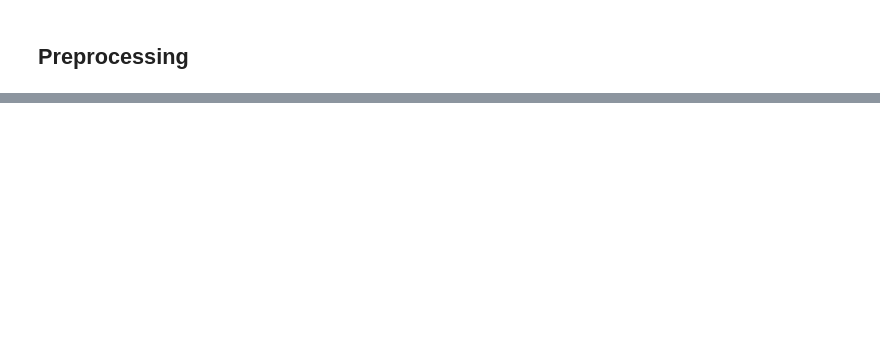
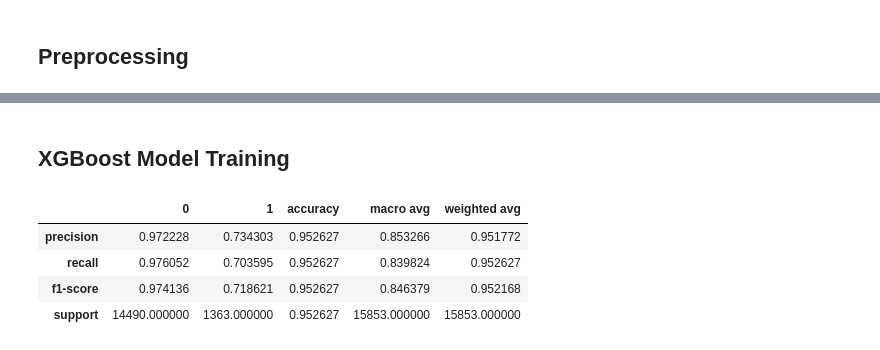
Before and after one commit to paulokuong/fourthbrain_capstone, a Jupyter notebook: groupby_user_conversion.ipynb, the cells around one changed output, grey strips where cells are left out. Cells and saved outputs as stored; diff of their text form; code cells hidden in the pictures; blank space fills up the shorter version.

```diff
--- a/groupby_user_conversion.ipynb
+++ b/groupby_user_conversion.ipynb
@@ -492,0 +82,12 @@ F1 score: 0.771248
+# %% [markdown]
+## XGBoost Model Training
+# %%
+xgb_model, test_x, test_y = GroupBy.train_xgb_bin_class(new_features, preprocessed_data['label'])
+# %%
+Evaluation.evaluate_model(test_x, test_y, xgb_model)
+# %% [output]
+|  | 0 | 1 | accuracy | macro avg | weighted avg |
+| precision | 0.972228 | 0.734303 | 0.952627 | 0.853266 | 0.951772 |
+| recall | 0.976052 | 0.703595 | 0.952627 | 0.839824 | 0.952627 |
+| f1-score | 0.974136 | 0.718621 | 0.952627 | 0.846379 | 0.952168 |
+| support | 14490.000000 | 1363.000000 | 0.952627 | 15853.000000 | 15853.000000 |
```
Also changed, not shown: parts of 55 cells of this notebook, 2 other files.
